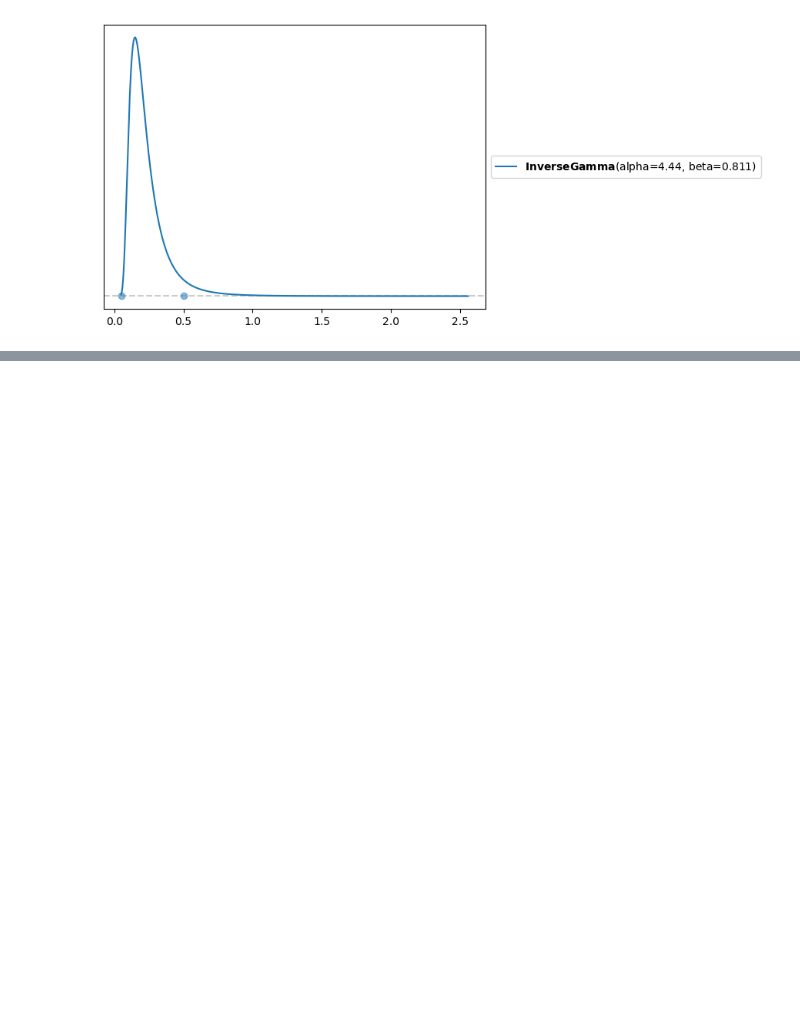
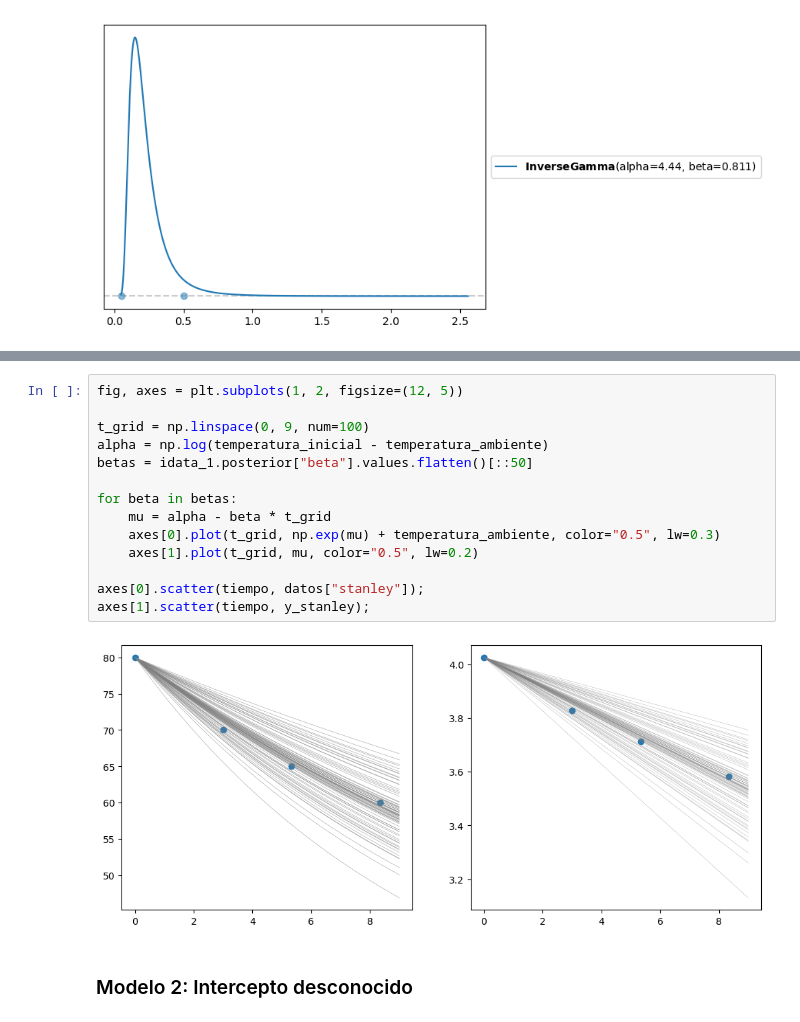
Before and after one commit to tomicapretto/tomicapretto.github.io, a Jupyter notebook: posts/_2025-08-10_temperatura-mate/index.ipynb, the cells around one changed output, grey strips where cells are left out. Saved outputs shown, nothing was run; the diff lists cells and outputs as text; blank space fills up the shorter version.

```diff
--- a/posts/_2025-08-10_temperatura-mate/index.ipynb
+++ b/posts/_2025-08-10_temperatura-mate/index.ipynb
@@ -251,0 +155,18 @@ ax.scatter(tiempo, np.exp(y_stanley) + t_ambiente);
+# %%
+fig, axes = plt.subplots(1, 2, figsize=(12, 5))
+
+t_grid = np.linspace(0, 9, num=100)
+alpha = np.log(temperatura_inicial - temperatura_ambiente)
+betas = idata_1.posterior["beta"].values.flatten()[::50]
+
+for beta in betas:
+    mu = alpha - beta * t_grid
+    axes[0].plot(t_grid, np.exp(mu) + temperatura_ambiente, color="0.5", lw=0.3)
+    axes[1].plot(t_grid, mu, color="0.5", lw=0.2)
+
+axes[0].scatter(tiempo, datos["stanley"]);
+axes[1].scatter(tiempo, y_stanley);
+# %% [output]
+[figure, added]
+# %% [markdown]
+### Modelo 2: Intercepto desconocido
```
Also changed, not shown: parts of 65 cells of this notebook.
